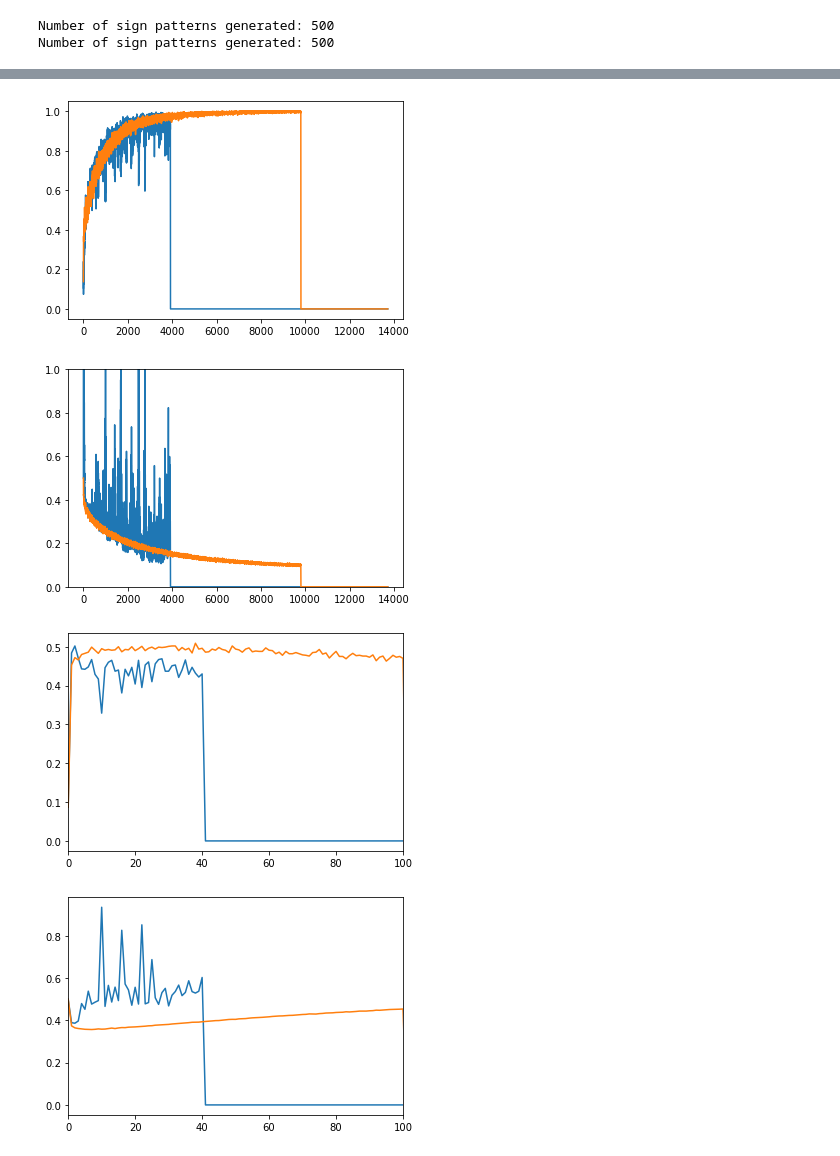
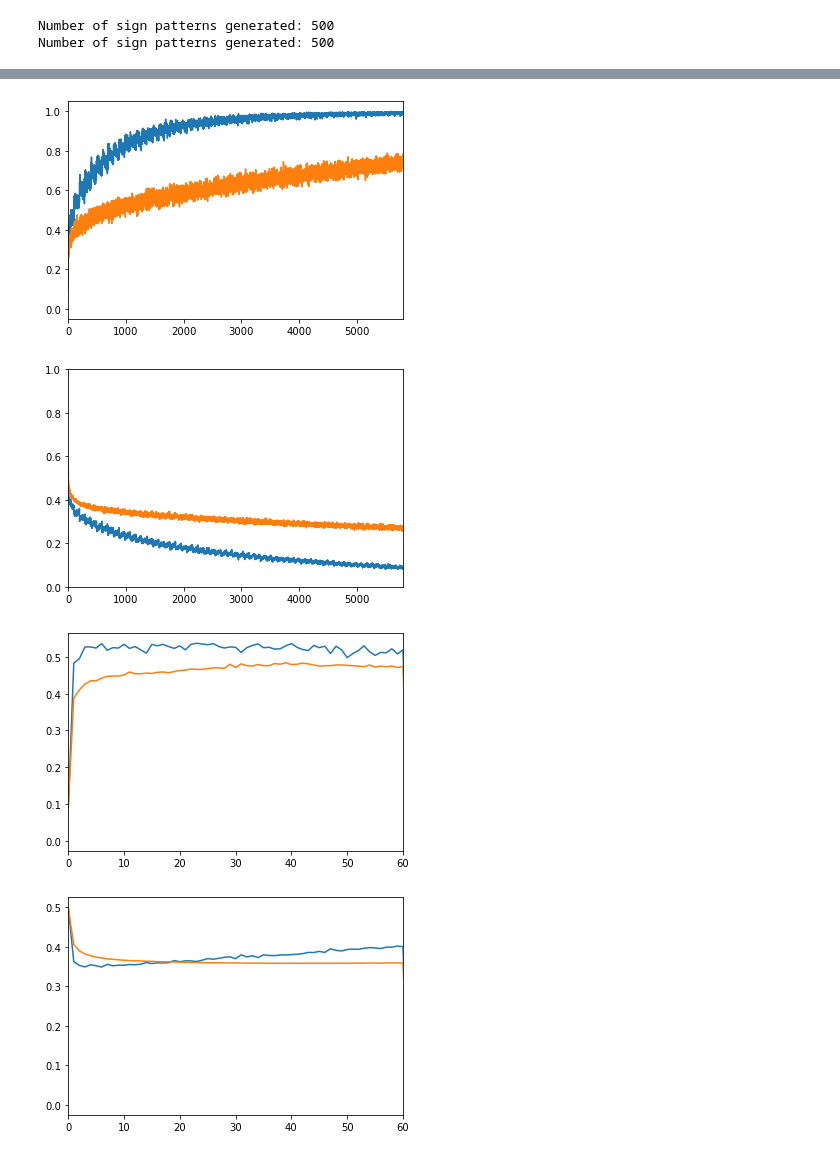
Before and after one commit to elijahspiegel/ConvexLayerwiseLearning, a Jupyter notebook: convexNN_Working.ipynb, the cells around one changed output, grey strips where cells are left out. Saved outputs shown, nothing was run; the diff lists cells and outputs as text; code cells hidden in the pictures.

Commit message:
Updated, best model

```diff
--- a/convexNN_Working.ipynb
+++ b/convexNN_Working.ipynb
@@ -196,7 +196,8 @@ class custom_cvx_layer_multilayer(torch.nn.Module):
             DXv_w = torch.mul(sign_patterns, Xv_w.permute(1, 0, 2))
             # DXv_w_batchnormed = self.batchnorm_list[i](DXv_w)
             # next_input = DXv_w_batchnormed
-            next_input = torch.amax(DXv_w, dim=-1)  # Max pooling
+            # next_input = torch.amax(DXv_w, dim=-1)  # Max pooling
+            next_input = torch.mean(DXv_w, dim=-1)
 
         #for i in range(self.out_layer):
         #    v_normed = self.v_list[i] / torch.sqrt(torch.linalg.norm(self.v_list[i], dim = -1, keepdims=True))
@@ -350,7 +351,7 @@ def sgd_solver_cvxproblem_multilayer(A_train, y_train, A_test, y_test, num_epoch
                 optimizer.step() # update the gradients w.r.t the loss
 
                 # beta lasso step
-                # model.apply_beta_lasso(lr = learning_rate[L], b_lambda = 1e-12, b_beta = 50)
+                # model.apply_beta_lasso(lr = learning_rate[L], b_lambda = 1e-5, b_beta = 50)
 
                 losses[L][iter_no] = loss.item() # loss on the minibatch
                 accs[L][iter_no] = correct
@@ -422,9 +423,9 @@ Number of sign patterns generated: 500
 Number of sign patterns generated: 500
 # %%
 beta = 1e-3
-rho = 1e-5
-learning_rates = [1e-7, 1e-6, 1e-6] # one per layer
-num_epochs_list = [60, 60, 60]
+rho = 1e-6
+learning_rates = [1e-7, 1e-6] # one per layer
+num_epochs_list = [60, 60]
 batch_size = 500
 
 results_cvx = sgd_solver_cvxproblem_multilayer(A, y, A_test, y_test, num_epochs_list, num_neurons_list, beta,
@@ -439,37 +451,37 @@ Epoch [4/60], TRAIN: cvx loss: 0.401 acc: 0.59. TEST: cvx loss: 0.518 acc: 0.411
 # %%
 train_accs = results_cvx[0]
 for i in range(train_accs.shape[0]):
     plt.plot(train_accs[i])
-# plt.xlim([0, 1000])
+plt.xlim([0, 5800])
 # plt.ylim([0.4, 0.8])
 plt.show()
 # %% [output]
-[figure, old version]
+[figure, new version]
 # %%
 plt.clf()
 train_losses = results_cvx[4]
 for i in range(train_losses.shape[0]):
     plt.plot(train_losses[i])
-# plt.xlim([0, 4000])
+plt.xlim([0, 5800])
 plt.ylim([0, 1])
 plt.show()
 # %% [output]
-[figure, old version]
+[figure, new version]
 # %%
 plt.clf()
 test_accs = results_cvx[1]
 for i in range(test_accs.shape[0]):
     plt.plot(test_accs[i])
-plt.xlim([0, 100])
+plt.xlim([0, 60])
 plt.show()
 # %% [output]
-[figure, old version]
+[figure, new version]
 # %%
 plt.clf()
 test_losses = results_cvx[5]
 for i in range(test_losses.shape[0]):
     plt.plot(test_losses[i])
-plt.xlim([0, 100])
+plt.xlim([0, 60])
 plt.show()
 # %% [output]
-[figure, old version]
+[figure, new version]
```
Also changed, not shown: parts of 2 cells of this notebook.
